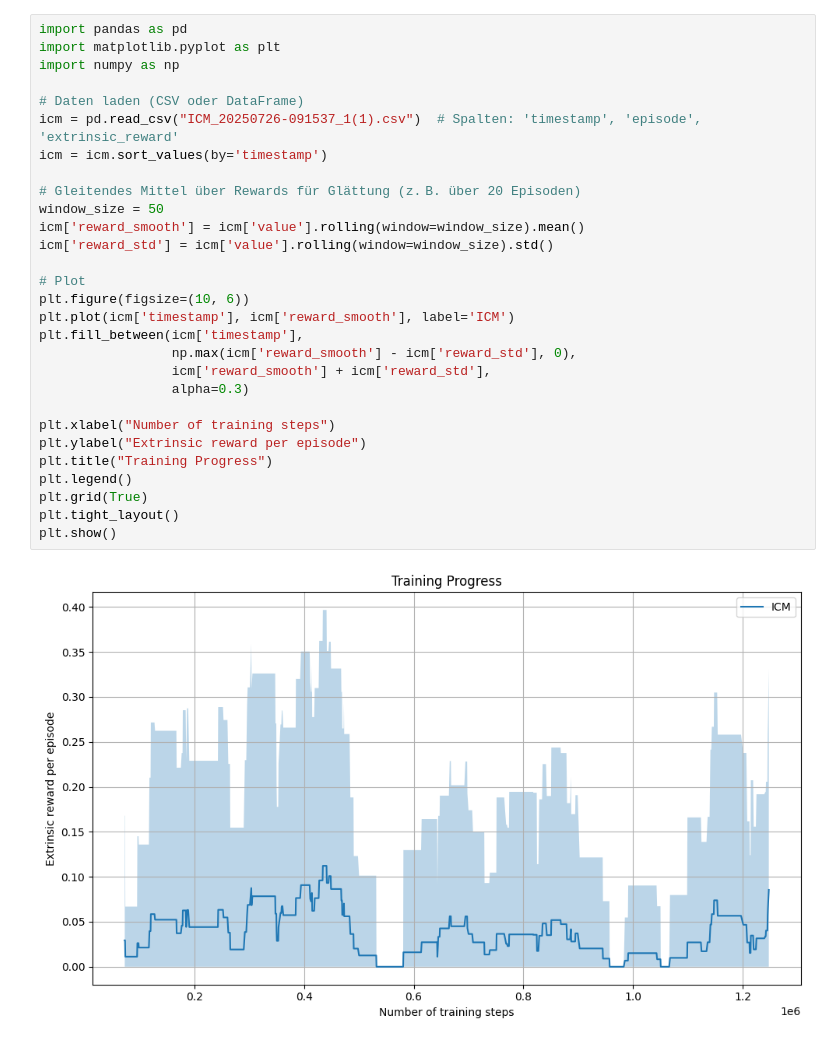
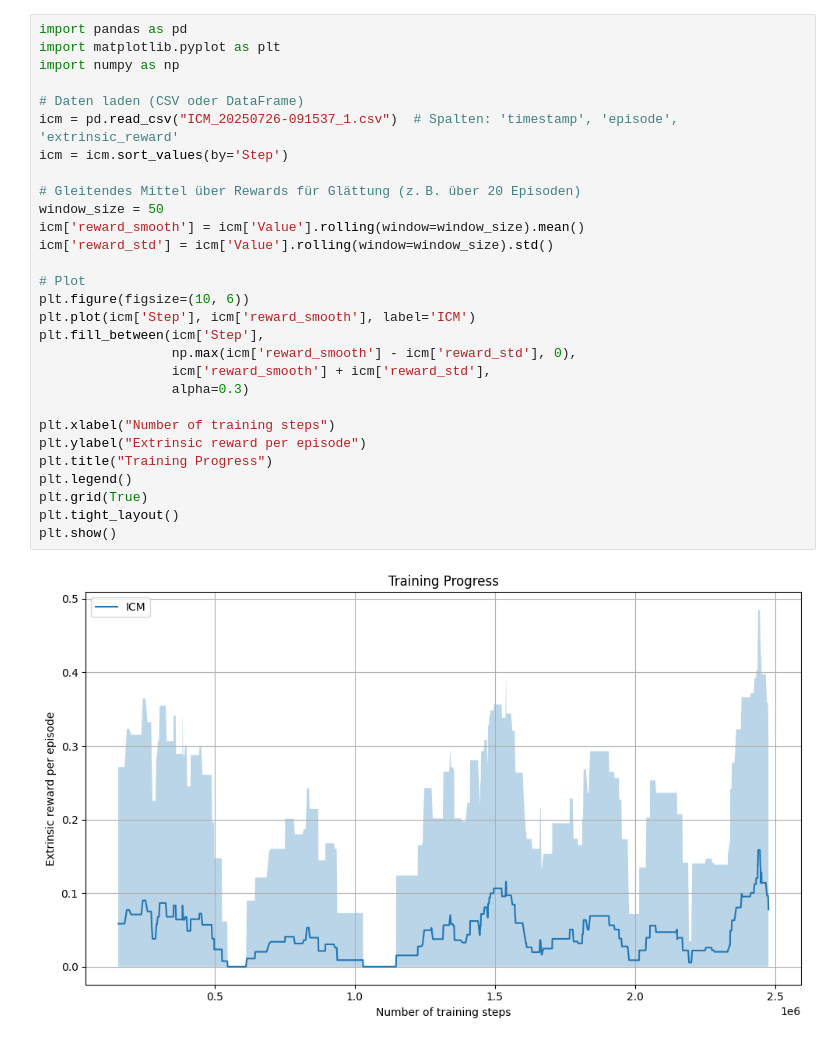
Before and after one commit to Raphael90K/RL, a Jupyter notebook: visualization/vis.ipynb, the cells around one changed output. Drawn from its saved outputs; the diff is of its cells as text.

```diff
--- a/visualization/vis.ipynb
+++ b/visualization/vis.ipynb
@@ -1,31 +1,31 @@
 # %%
 import pandas as pd
 import matplotlib.pyplot as plt
 import numpy as np
 
 # Daten laden (CSV oder DataFrame)
-icm = pd.read_csv("ICM_20250726-091537_1(1).csv")  # Spalten: 'timestamp', 'episode', 'extrinsic_reward'
-icm = icm.sort_values(by='timestamp')
+icm = pd.read_csv("ICM_20250726-091537_1.csv")  # Spalten: 'timestamp', 'episode', 'extrinsic_reward'
+icm = icm.sort_values(by='Step')
 
 # Gleitendes Mittel über Rewards für Glättung (z. B. über 20 Episoden)
 window_size = 50
-icm['reward_smooth'] = icm['value'].rolling(window=window_size).mean()
-icm['reward_std'] = icm['value'].rolling(window=window_size).std()
+icm['reward_smooth'] = icm['Value'].rolling(window=window_size).mean()
+icm['reward_std'] = icm['Value'].rolling(window=window_size).std()
 
 # Plot
 plt.figure(figsize=(10, 6))
-plt.plot(icm['timestamp'], icm['reward_smooth'], label='ICM')
-plt.fill_between(icm['timestamp'],
+plt.plot(icm['Step'], icm['reward_smooth'], label='ICM')
+plt.fill_between(icm['Step'],
                  np.max(icm['reward_smooth'] - icm['reward_std'], 0),
                  icm['reward_smooth'] + icm['reward_std'],
                  alpha=0.3)
 
 plt.xlabel("Number of training steps")
 plt.ylabel("Extrinsic reward per episode")
 plt.title("Training Progress")
 plt.legend()
 plt.grid(True)
 plt.tight_layout()
 plt.show()
 # %% [output]
-[figure, old version]
+[figure, new version]
```
Also changed, not shown: 6 other files.
